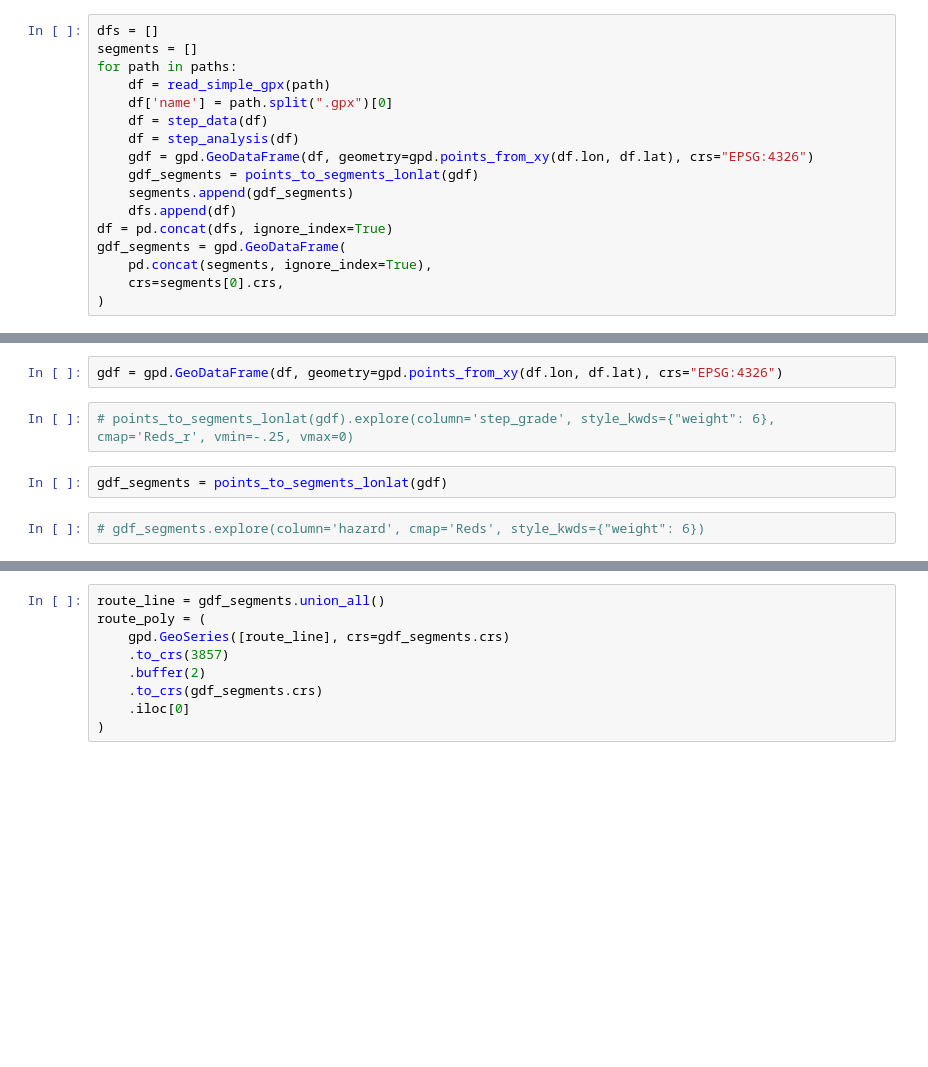
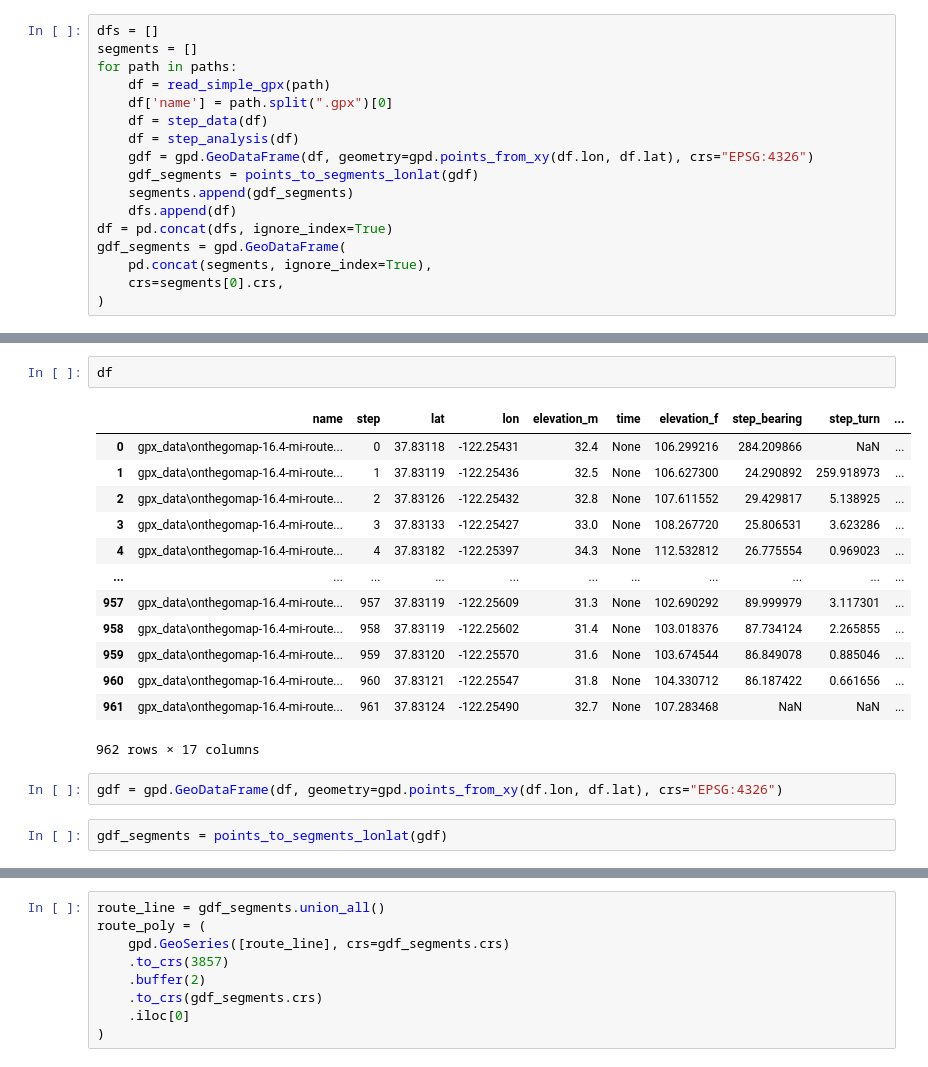
Before and after one commit to peter-amerkhanian/gpx-analysis, a Jupyter notebook: main.ipynb, the cells around one changed output, grey strips where cells are left out. Saved outputs shown, nothing was run; the diff lists cells and outputs as text; blank space fills up the shorter version.

```diff
--- a/main.ipynb
+++ b/main.ipynb
@@ -163,8 +165,20 @@ df[df['step_grade'] < 0].groupby('name')['step_grade'].describe()
+# %%
+df
+# %% [output]
+|  | name | step | lat | lon | elevation_m | time | elevation_f | step_bearing | step_turn | ... |
+| 0 | gpx_data\onthegomap-16.4-mi-route... | 0 | 37.83118 | -122.25431 | 32.4 | None | 106.299216 | 284.209866 | NaN | ... |
+| 1 | gpx_data\onthegomap-16.4-mi-route... | 1 | 37.83119 | -122.25436 | 32.5 | None | 106.627300 | 24.290892 | 259.918973 | ... |
+| 2 | gpx_data\onthegomap-16.4-mi-route... | 2 | 37.83126 | -122.25432 | 32.8 | None | 107.611552 | 29.429817 | 5.138925 | ... |
+| 3 | gpx_data\onthegomap-16.4-mi-route... | 3 | 37.83133 | -122.25427 | 33.0 | None | 108.267720 | 25.806531 | 3.623286 | ... |
+| 4 | gpx_data\onthegomap-16.4-mi-route... | 4 | 37.83182 | -122.25397 | 34.3 | None | 112.532812 | 26.775554 | 0.969023 | ... |
+| ... | ... | ... | ... | ... | ... | ... | ... | ... | ... | ... |
+| 957 | gpx_data\onthegomap-16.4-mi-route... | 957 | 37.83119 | -122.25609 | 31.3 | None | 102.690292 | 89.999979 | 3.117301 | ... |
+| 958 | gpx_data\onthegomap-16.4-mi-route... | 958 | 37.83119 | -122.25602 | 31.4 | None | 103.018376 | 87.734124 | 2.265855 | ... |
+| 959 | gpx_data\onthegomap-16.4-mi-route... | 959 | 37.83120 | -122.25570 | 31.6 | None | 103.674544 | 86.849078 | 0.885046 | ... |
+| 960 | gpx_data\onthegomap-16.4-mi-route... | 960 | 37.83121 | -122.25547 | 31.8 | None | 104.330712 | 86.187422 | 0.661656 | ... |
+| 961 | gpx_data\onthegomap-16.4-mi-route... | 961 | 37.83124 | -122.25490 | 32.7 | None | 107.283468 | NaN | NaN | ... |
+962 rows × 17 columns
 # %%
 gdf = gpd.GeoDataFrame(df, geometry=gpd.points_from_xy(df.lon, df.lat), crs="EPSG:4326")
-# %%
-# points_to_segments_lonlat(gdf).explore(column='step_grade', style_kwds={"weight": 6}, cmap='Reds_r', vmin=-.25, vmax=0)
 # %%
 gdf_segments = points_to_segments_lonlat(gdf)
-# %%
-# gdf_segments.explore(column='hazard', cmap='Reds', style_kwds={"weight": 6})
```
Also changed, not shown: parts of 11 cells of this notebook, 2 other files.
